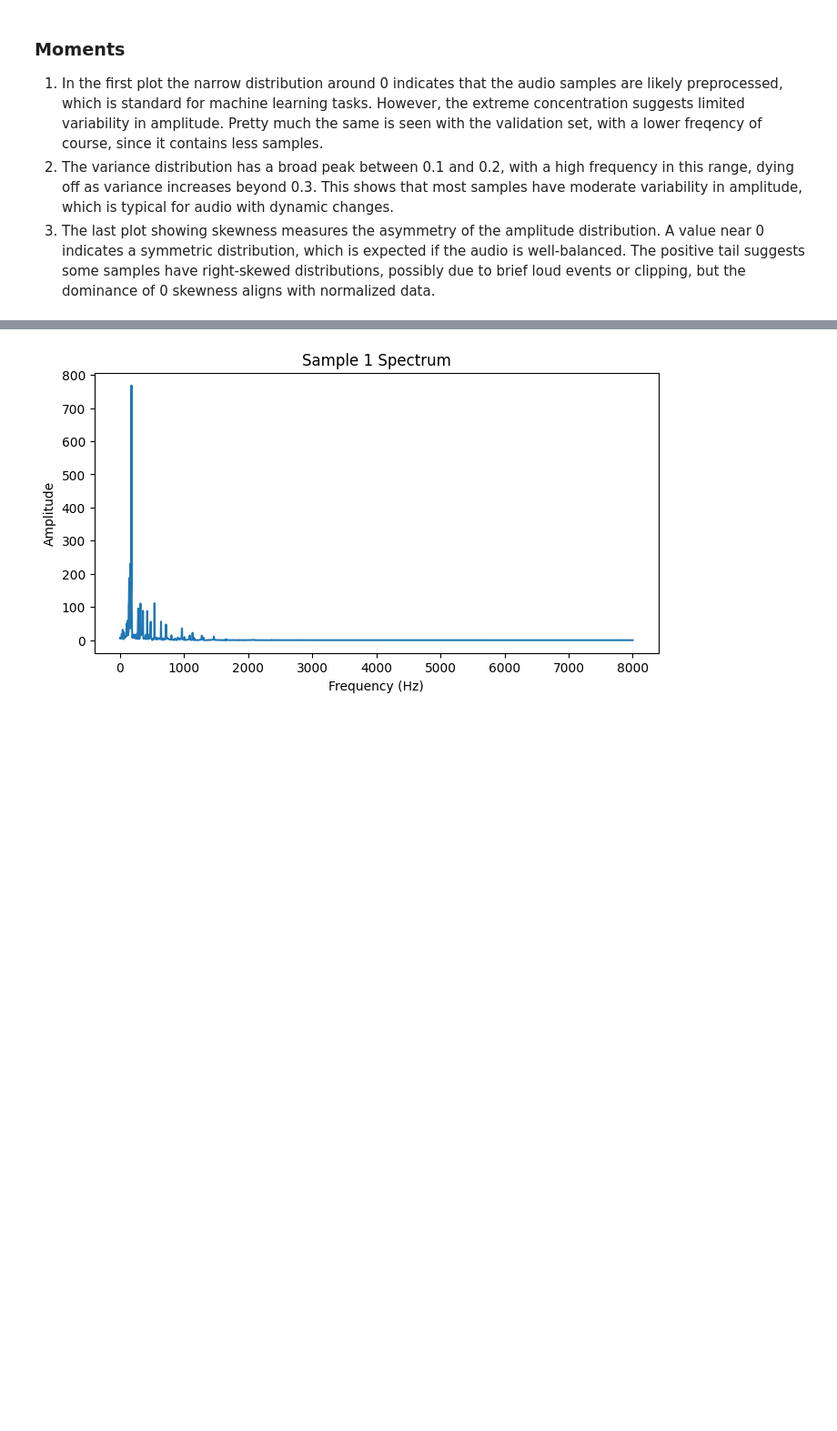
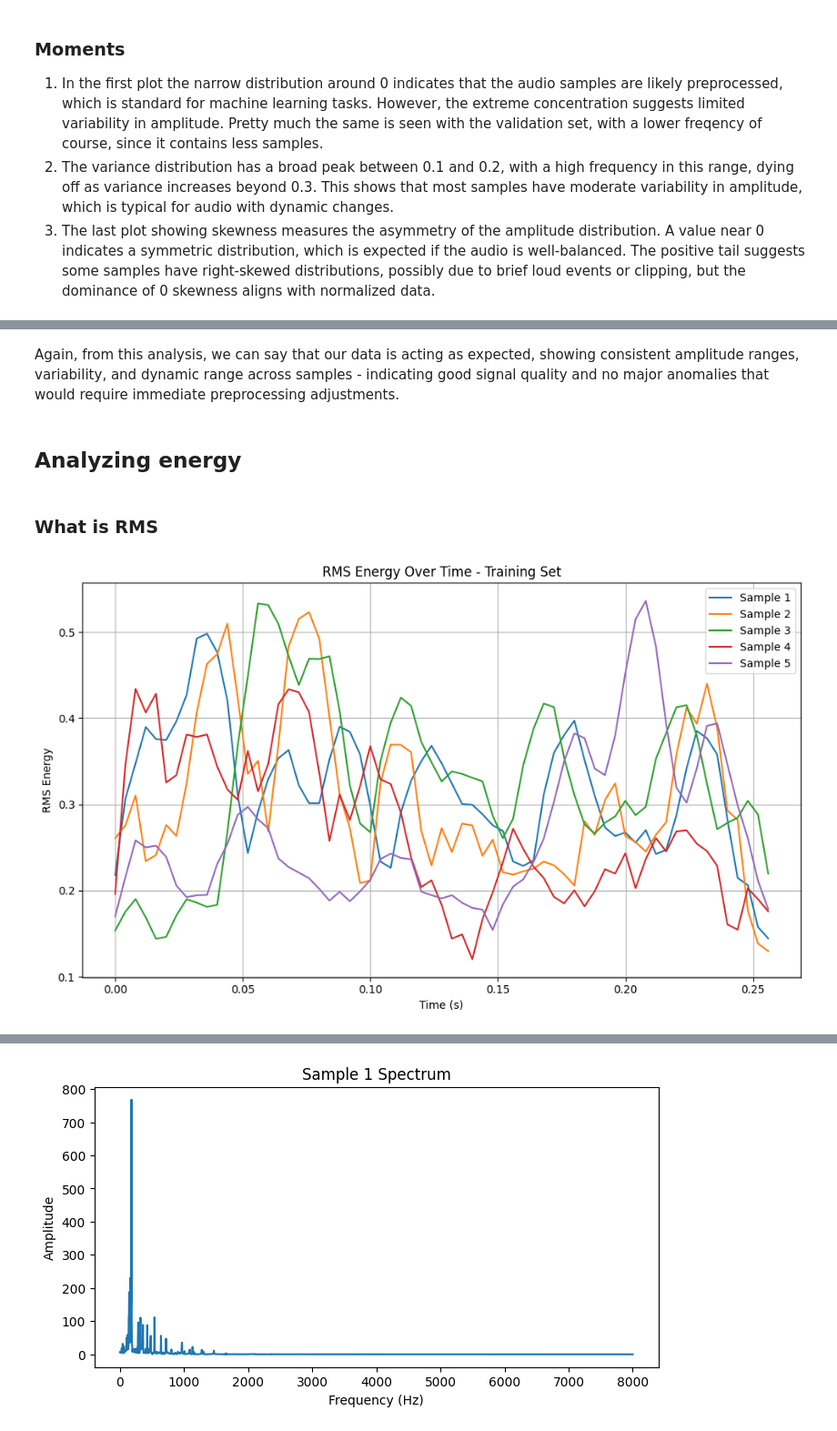
Before and after one commit to Stoymirov/Automated-music-analsis-pipeline-and-EDA, a Jupyter notebook: Classical_music.ipynb, the cells around one changed output, grey strips where cells are left out. Shown at 91% size. Drawn from its saved outputs; the diff is of its cells as text; code cells hidden in the pictures; blank space fills up the shorter version.

Commit message:
Did some more analysis

```diff
--- a/Classical_music.ipynb
+++ b/Classical_music.ipynb
@@ -276,2 +239,32 @@ plot_waveform_stats(Xvalid, "Validation Set Waveform Stats")
+# %% [markdown]
+Again, from this analysis, we can say that our data is acting as expected, showing consistent amplitude ranges, variability, and dynamic range across samples - indicating good signal quality and no major anomalies that would require immediate preprocessing adjustments.
+# %% [markdown]
+## Analyzing energy
+# %% [markdown]
+### What is RMS
+# %%
+import numpy as np
+import matplotlib.pyplot as plt
+import librosa
+
+sr = 16000
+dataset_name = "Training"
+
+# Plot RMS energy over time for the first 5 samples
+plt.figure(figsize=(10, 6))
+for i in range(min(5, len(Xtrain))):
+    rms = librosa.feature.rms(y=Xtrain[i], frame_length=256, hop_length=64)[0]
+    times = np.arange(len(rms)) * 64 / sr
+    plt.plot(times, rms, label=f'Sample {i+1}')
+
+plt.title(f'RMS Energy Over Time - {dataset_name} Set')
+plt.xlabel('Time (s)')
+plt.ylabel('RMS Energy')
+plt.legend()
+plt.grid(True)
+plt.tight_layout()
+plt.show()
+# %% [output]
+[figure, added]
 # %% [markdown]
 ## Lower frequency tendency in classical music
```
Also changed, not shown: parts of 21 cells of this notebook.
